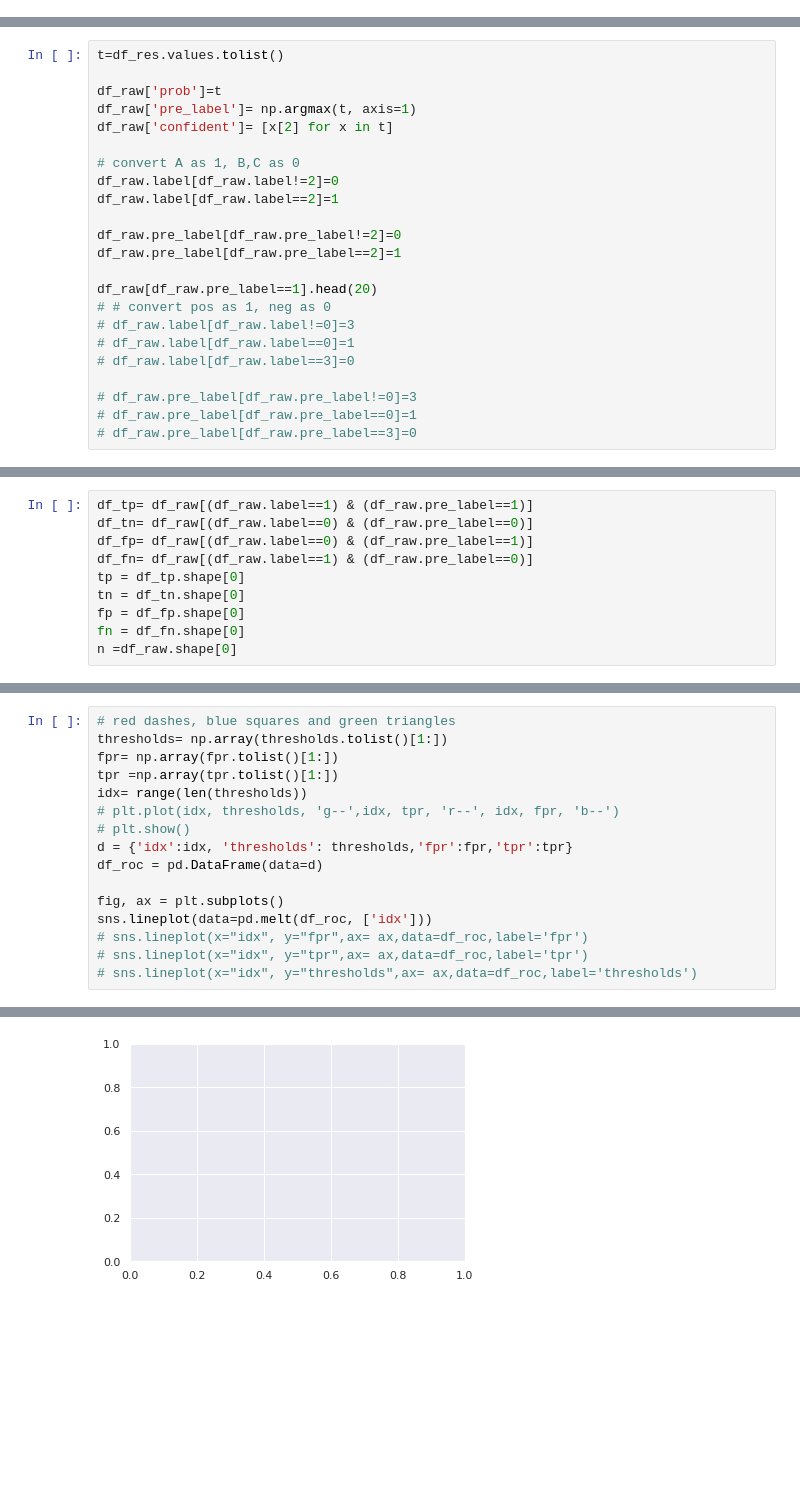
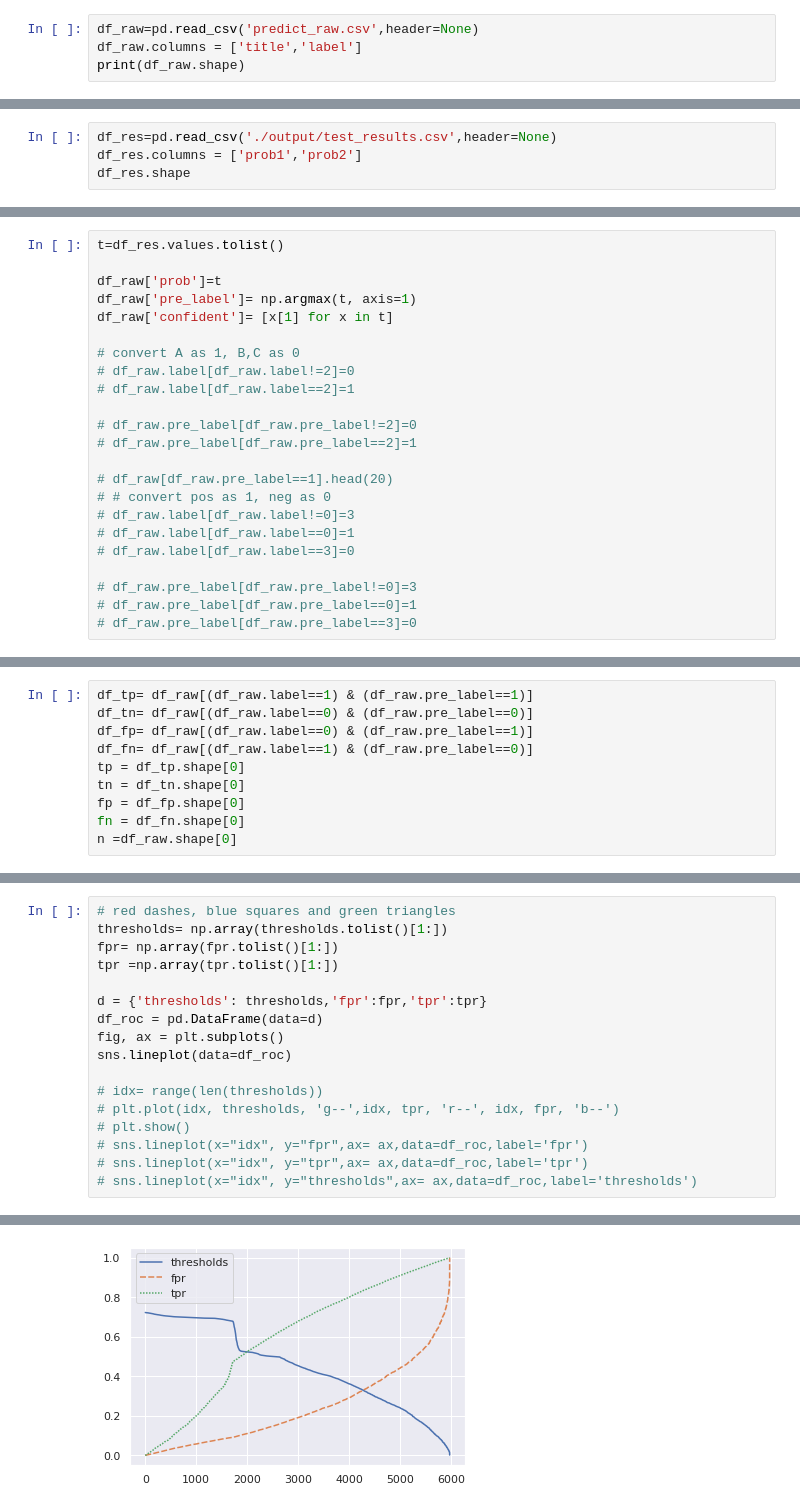
Before and after one commit to wangruichens/bert_multi_gpu, a Jupyter notebook: bert1.ipynb, the cells around one changed output, grey strips where cells are left out. Drawn from its saved outputs; the diff is of its cells as text; blank space fills up the shorter version.

```diff
--- a/bert1.ipynb
+++ b/bert1.ipynb
@@ -188,0 +185,4 @@ df_raw.head()
+# %%
+df_raw=pd.read_csv('predict_raw.csv',header=None)
+df_raw.columns = ['title','label']
+print(df_raw.shape)
@@ -188,0 +191,4 @@ df_raw.head()
+# %%
+df_res=pd.read_csv('./output/test_results.csv',header=None)
+df_res.columns = ['prob1','prob2']
+df_res.shape
@@ -200,16 +204,16 @@ t=df_res.values.tolist()
 
 df_raw['prob']=t
 df_raw['pre_label']= np.argmax(t, axis=1)
-df_raw['confident']= [x[2] for x in t]
+df_raw['confident']= [x[1] for x in t]
 
 # convert A as 1, B,C as 0
-df_raw.label[df_raw.label!=2]=0
-df_raw.label[df_raw.label==2]=1
+# df_raw.label[df_raw.label!=2]=0
+# df_raw.label[df_raw.label==2]=1
 
-df_raw.pre_label[df_raw.pre_label!=2]=0
-df_raw.pre_label[df_raw.pre_label==2]=1
+# df_raw.pre_label[df_raw.pre_label!=2]=0
+# df_raw.pre_label[df_raw.pre_label==2]=1
 
-df_raw[df_raw.pre_label==1].head(20)
+# df_raw[df_raw.pre_label==1].head(20)
 # # convert pos as 1, neg as 0
 # df_raw.label[df_raw.label!=0]=3
 # df_raw.label[df_raw.label==0]=1
@@ -343,14 +329,15 @@ plt.show()
 thresholds= np.array(thresholds.tolist()[1:])
 fpr= np.array(fpr.tolist()[1:])
 tpr =np.array(tpr.tolist()[1:])
-idx= range(len(thresholds))
+
+d = {'thresholds': thresholds,'fpr':fpr,'tpr':tpr}
+df_roc = pd.DataFrame(data=d)
+fig, ax = plt.subplots()
+sns.lineplot(data=df_roc)
+
+# idx= range(len(thresholds))
 # plt.plot(idx, thresholds, 'g--',idx, tpr, 'r--', idx, fpr, 'b--')
 # plt.show()
-d = {'idx':idx, 'thresholds': thresholds,'fpr':fpr,'tpr':tpr}
-df_roc = pd.DataFrame(data=d)
-
-fig, ax = plt.subplots()
-sns.lineplot(data=pd.melt(df_roc, ['idx']))
 # sns.lineplot(x="idx", y="fpr",ax= ax,data=df_roc,label='fpr')
 # sns.lineplot(x="idx", y="tpr",ax= ax,data=df_roc,label='tpr')
 # sns.lineplot(x="idx", y="thresholds",ax= ax,data=df_roc,label='thresholds')
@@ -359 +346 @@ ValueError: A wide-form input must have only numeric values.
-[figure, old version]
+[figure, new version]
```
Also changed, not shown: parts of 23 cells of this notebook, 12 other files.
